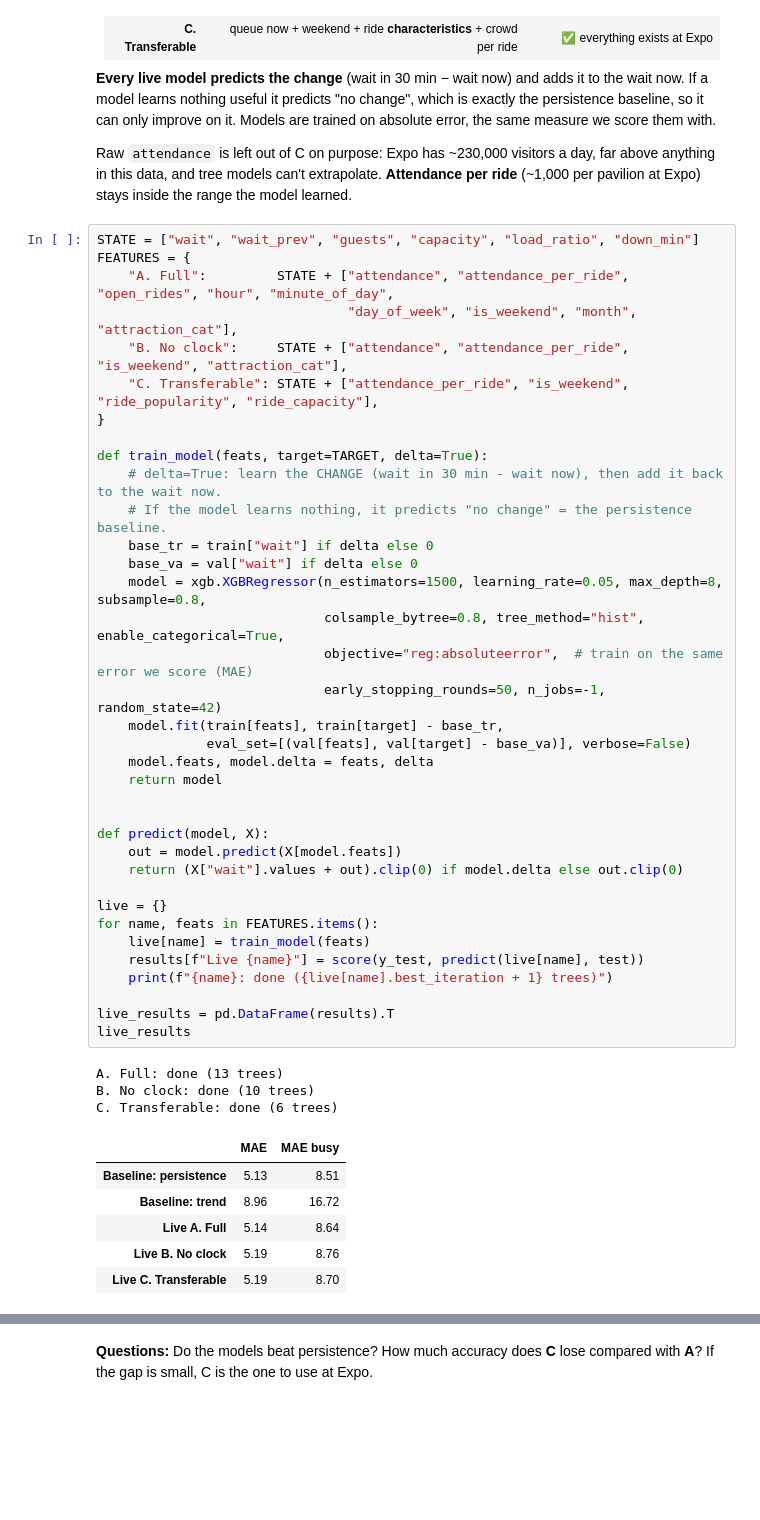
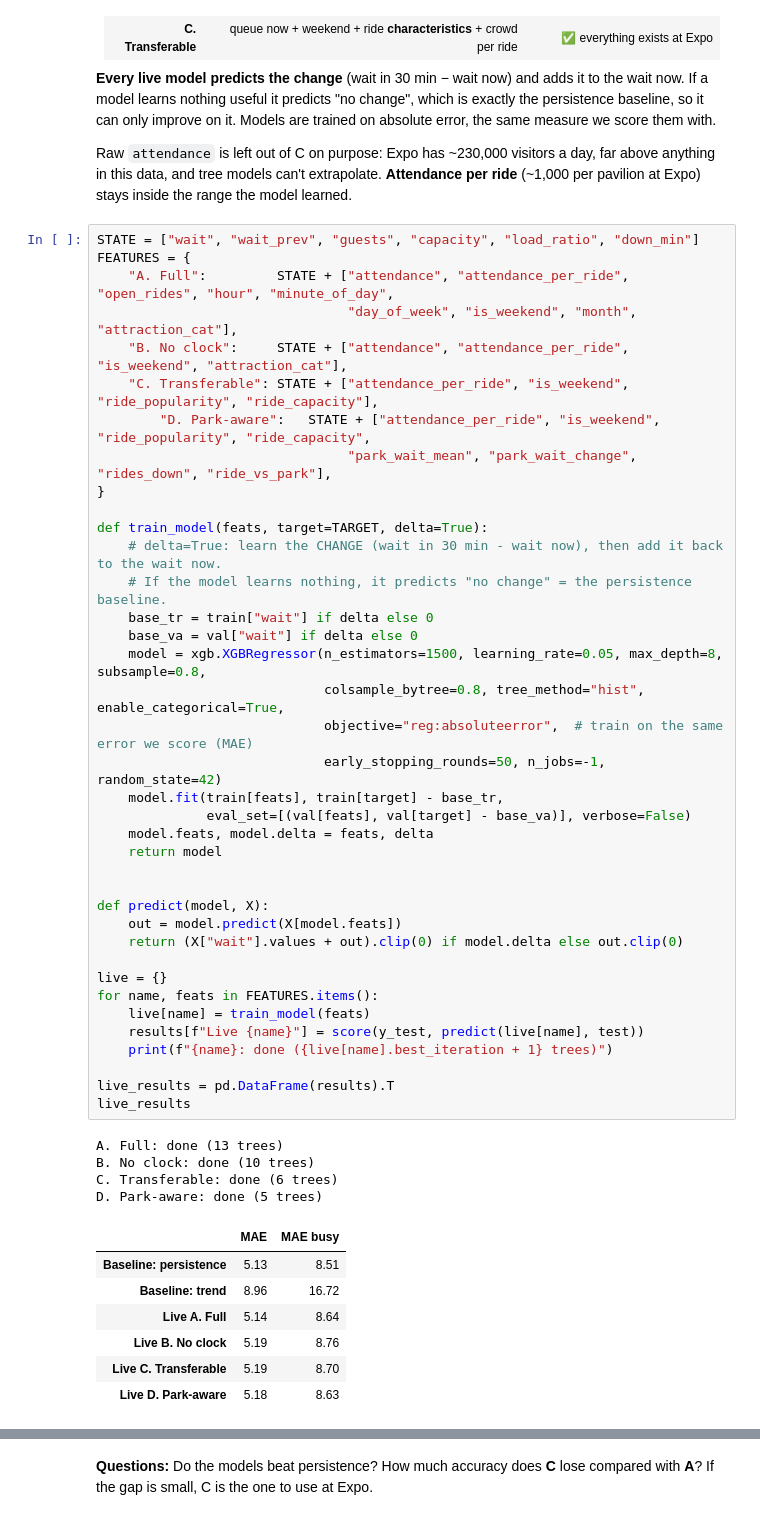
Before and after one commit to Ahmed-log11/expo-hackathon, a Jupyter notebook: ml/train.ipynb, the cells around one changed output, grey strips where cells are left out. Drawn from its saved outputs; the diff is of its cells as text; blank space fills up the shorter version.

```diff
--- a/ml/train.ipynb
+++ b/ml/train.ipynb
@@ -148,6 +149,8 @@ FEATURES = {
                                 "day_of_week", "is_weekend", "month", "attraction_cat"],
     "B. No clock":     STATE + ["attendance", "attendance_per_ride", "is_weekend", "attraction_cat"],
     "C. Transferable": STATE + ["attendance_per_ride", "is_weekend", "ride_popularity", "ride_capacity"],
+        "D. Park-aware":   STATE + ["attendance_per_ride", "is_weekend", "ride_popularity", "ride_capacity",
+                                "park_wait_mean", "park_wait_change", "rides_down", "ride_vs_park"],
 }
 
 def train_model(feats, target=TARGET, delta=True):
@@ -160,30 +163,32 @@ def train_model(feats, target=TARGET, delta=True):
                              objective="reg:absoluteerror",  # train on the same error we score (MAE)
                              early_stopping_rounds=50, n_jobs=-1, random_state=42)
     model.fit(train[feats], train[target] - base_tr,
               eval_set=[(val[feats], val[target] - base_va)], verbose=False)
     model.feats, model.delta = feats, delta
     return model
 
 
 def predict(model, X):
     out = model.predict(X[model.feats])
     return (X["wait"].values + out).clip(0) if model.delta else out.clip(0)
 
 live = {}
 for name, feats in FEATURES.items():
     live[name] = train_model(feats)
     results[f"Live {name}"] = score(y_test, predict(live[name], test))
     print(f"{name}: done ({live[name].best_iteration + 1} trees)")
 
 live_results = pd.DataFrame(results).T
 live_results
 # %% [output]
 A. Full: done (13 trees)
 B. No clock: done (10 trees)
 C. Transferable: done (6 trees)
+D. Park-aware: done (5 trees)
 |  | MAE | MAE busy |
 | Baseline: persistence | 5.13 | 8.51 |
 | Baseline: trend | 8.96 | 16.72 |
 | Live A. Full | 5.14 | 8.64 |
 | Live B. No clock | 5.19 | 8.76 |
 | Live C. Transferable | 5.19 | 8.70 |
+| Live D. Park-aware | 5.18 | 8.63 |
```
Also changed, not shown: parts of 6 cells of this notebook, 3 other files.
